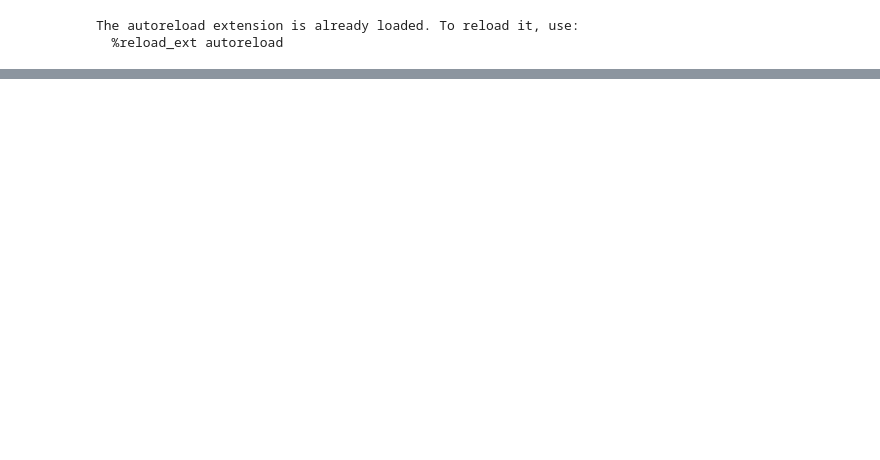
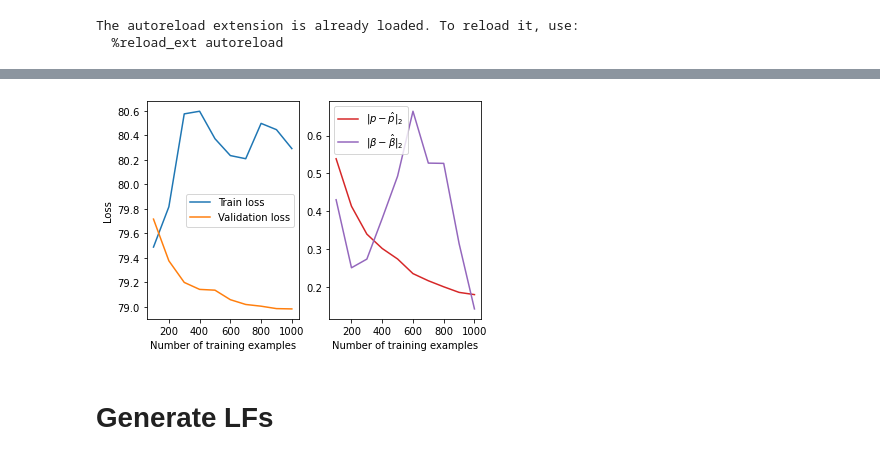
Before and after one commit to SprocketLab/universalizing-weak-supervision, a Jupyter notebook: notebooks/geodesic-regression/geodesic_regression.ipynb, the cells around one changed output, grey strips where cells are left out. Drawn from its saved outputs; the diff is of its cells as text; code cells hidden in the pictures; blank space fills up the shorter version.

Commit message:
Geodesic regression label model

```diff
--- a/notebooks/geodesic-regression/geodesic_regression.ipynb
+++ b/notebooks/geodesic-regression/geodesic_regression.ipynb
@@ -146,0 +146,39 @@ Validation loss:0.594107985496521
+# %%
+subset_sizes = range(100, n_train+1, 100)
+train_losses = []
+val_losses = []
+pq_norms = []
+ba_norms = []
+
+for n_subset in subset_sizes:
+    model = GeodesicRegressor(k, dim, man)
+    train_loss = model.fit(x[:n_subset], y[:n_subset])
+    train_losses.append(train_loss)
+
+    pq_norms.append(
+        np.linalg.norm(p[0] - model.q.detach().numpy()[0], ord=2))
+    ba_norms.append(
+        np.linalg.norm(beta[0] - model.alpha.detach().numpy()[0], ord=2))
+
+    yhat = model.predict(x[n_train:])
+    val_loss = torch.mean(man.dist2(y[n_train:], yhat))
+    val_losses.append(val_loss.detach().numpy())
+    print(f"{n_subset} examples... Validation loss:{val_loss}")
+
+
+fig, ax = plt.subplots(nrows=1, ncols=2)
+ax[0].plot(subset_sizes, train_losses, label='Train loss')
+ax[0].plot(subset_sizes, val_losses, label='Validation loss')
+ax[0].set_xlabel('Number of training examples')
+ax[0].set_ylabel('Loss')
+ax[0].legend()
+
+ax[1].plot(subset_sizes, pq_norms, color='C3',
+    label=r'$\|p - \hat{p}\|_2$')
+ax[1].plot(subset_sizes, ba_norms, color='C4',
+    label=r'$\|\beta - \hat{\beta}\|_2$')
+ax[1].set_xlabel('Number of training examples')
+ax[1].legend()
+
+plt.show()
+# %% [output]
@@ -146,0 +195,3 @@ Validation loss:0.594107985496521
+[figure, added]
+# %% [markdown]
+# Generate LFs
```
Also changed, not shown: parts of 9 cells of this notebook.
